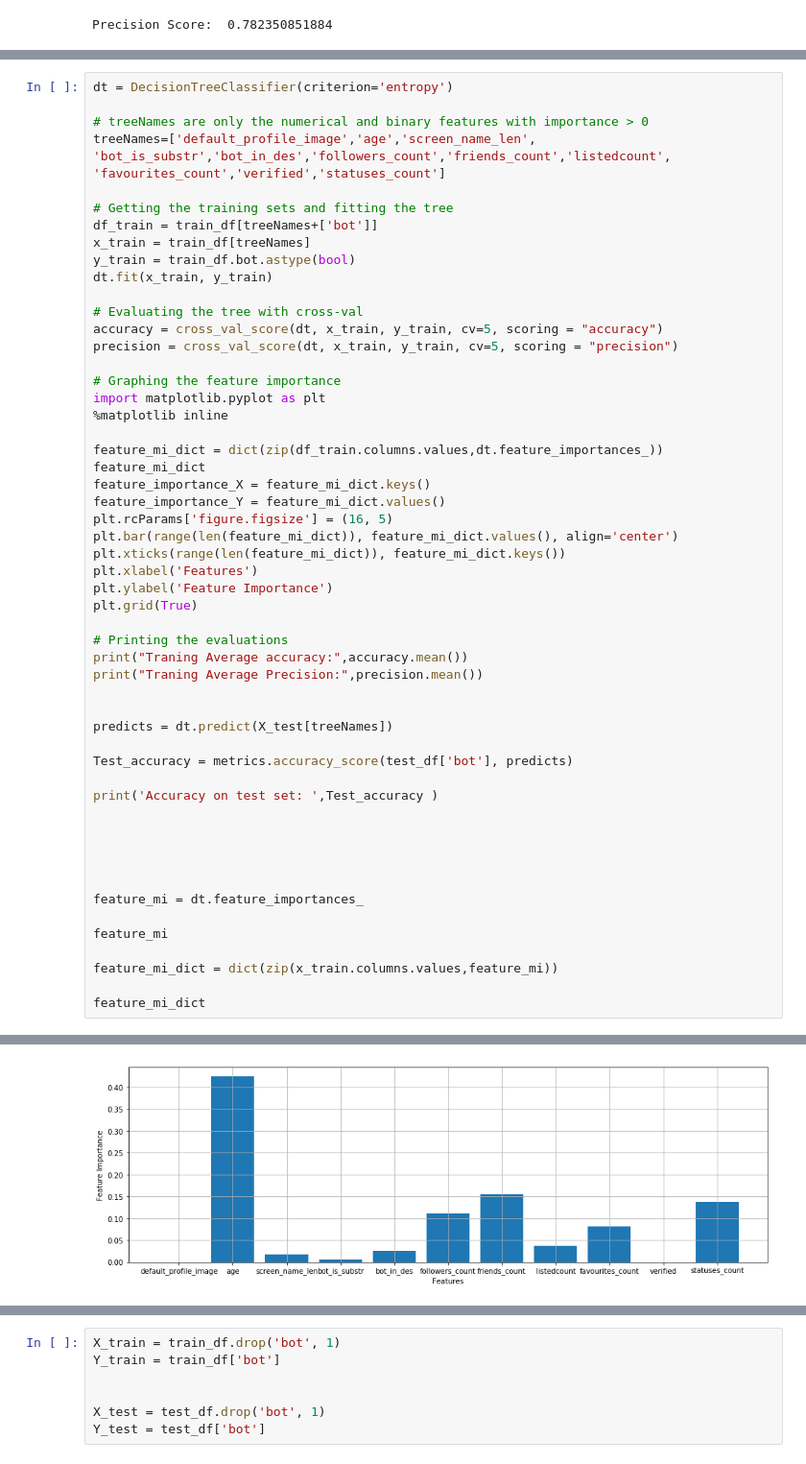
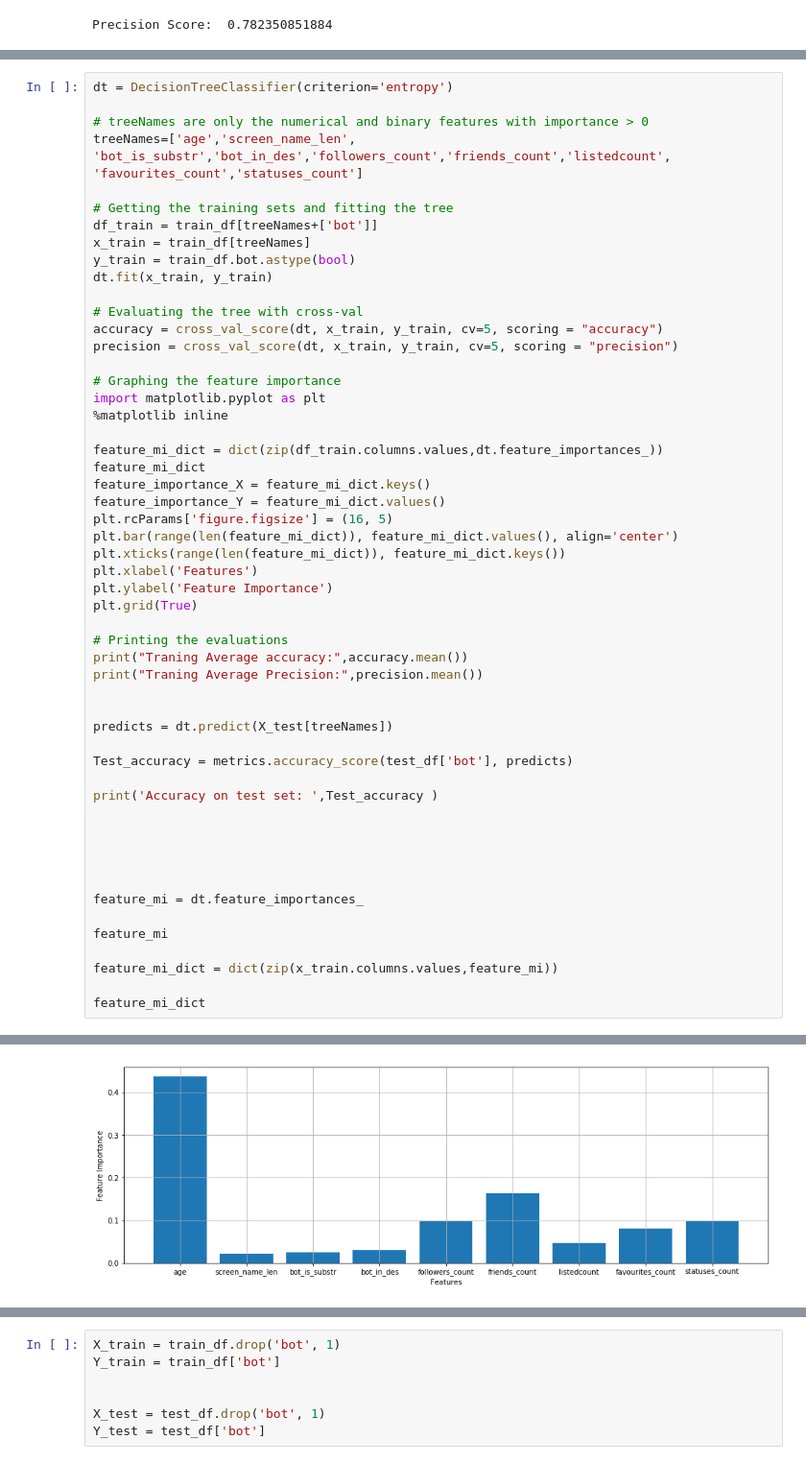
Before and after one commit to heng2j/-Twitter-Account-Bot-or-not-Bot, a Jupyter notebook: Prediction for Bot or not Bot twitter accounts.ipynb, the cells around one changed output, grey strips where cells are left out. Shown at 96% size. Cells and saved outputs as stored; diff of their text form.

```diff
--- a/Prediction for Bot or not Bot twitter accounts.ipynb
+++ b/Prediction for Bot or not Bot twitter accounts.ipynb
@@ -264,7 +266,7 @@ Precision Score:  0.782350851884
 dt = DecisionTreeClassifier(criterion='entropy')
 
 # treeNames are only the numerical and binary features with importance > 0
-treeNames=['default_profile_image','age','screen_name_len', 'bot_is_substr','bot_in_des','followers_count','friends_count','listedcount', 'favourites_count','verified','statuses_count']
+treeNames=['age','screen_name_len', 'bot_is_substr','bot_in_des','followers_count','friends_count','listedcount', 'favourites_count','statuses_count']
 
 # Getting the training sets and fitting the tree
 df_train = train_df[treeNames+['bot']]
@@ -331,3 +331,3 @@ Accuracy on test set:  0.881165919283
-[figure, old version]
+[figure, new version]
 # %%
 def plotUnivariateROC(preds, truth, label_string):
```
Also changed, not shown: parts of 38 cells of this notebook.
